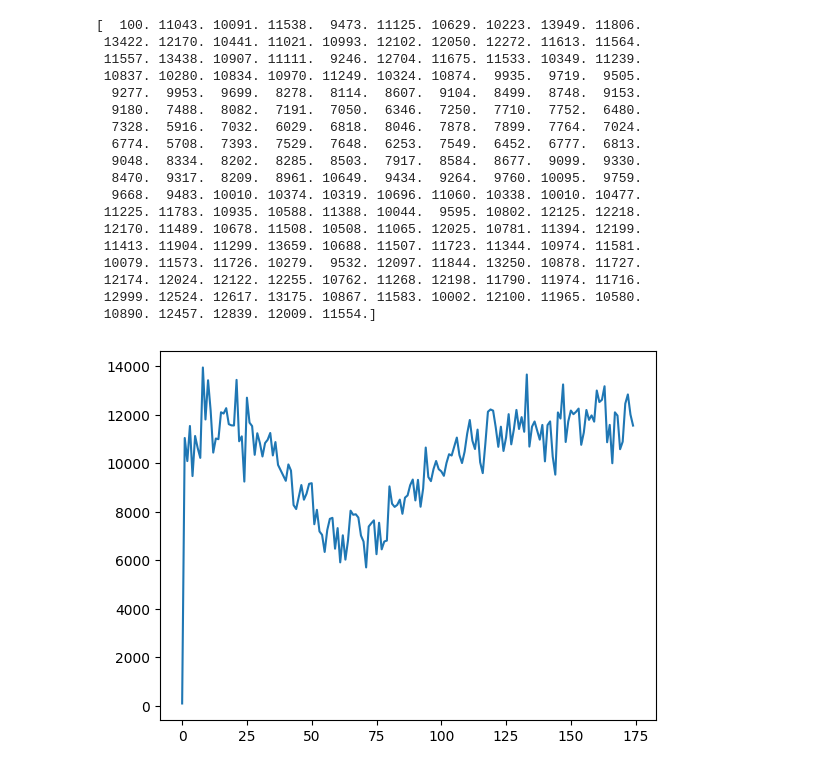
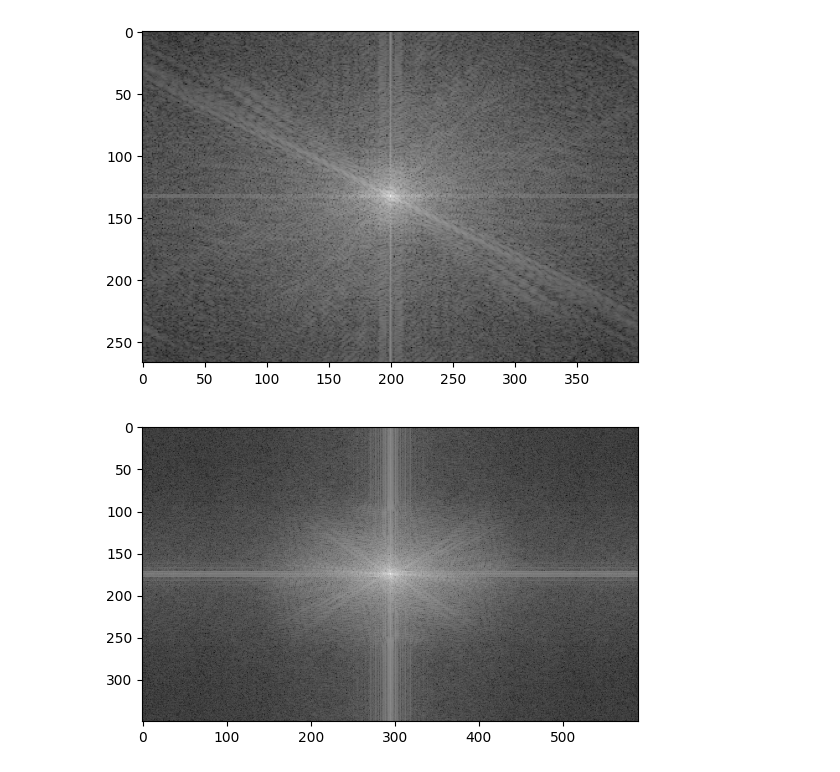
Before and after one commit to Omar-ahmed314/Revelio, a Jupyter notebook: lib/dft/dft.ipynb, the cells around one changed output. Drawn from its saved outputs; the diff is of its cells as text; code cells hidden in the pictures.

```diff
--- a/lib/dft/dft.ipynb
+++ b/lib/dft/dft.ipynb
@@ -7,23 +30,24 @@ from skimage import io
 # %%
-# now we will be loading the image and converting it to grayscale
-image = cv2.imread(r"test.jpg")
+def dft(image_path):
+    '''
+    Apply dft (Discrete fourier transform) to extract the frequency domain
+    for a given image
 
-gray = cv2.cvtColor(image, cv2.COLOR_BGR2GRAY)
-# Compute the discrete Fourier Transform of the image
-fourier = cv2.dft(np.float32(gray), flags=cv2.DFT_COMPLEX_OUTPUT)
+    ## Args
+        - image_path: Relative image path
+    ## Returns
+        - The normalized magnitude of the set of image frequencies
+    '''
+    image = cv2.imread(image_path)
 
-# Shift the zero-frequency component to the center of the spectrum
-fourier_shift = np.fft.fftshift(fourier)
+    gray = cv2.cvtColor(image, cv2.COLOR_BGR2GRAY)
+    # Compute the discrete Fourier Transform of the image
+    fourier = cv2.dft(np.float32(gray), flags=cv2.DFT_COMPLEX_OUTPUT)
 
-# calculate the magnitude of the Fourier Transform
-magnitude = 20*np.log(cv2.magnitude(fourier_shift[:,:,0],fourier_shift[:,:,1]))
+    # Shift the zero-frequency component to the center of the spectrum
+    fourier_shift = np.fft.fftshift(fourier)
 
+    # calculate the magnitude of the Fourier Transform
+    magnitude = 20*np.log(cv2.magnitude(fourier_shift[:,:,0],fourier_shift[:,:,1]) + 1)
 
-# Scale the magnitude for display
-magnitude = cv2.normalize(magnitude, None, 0, 255, cv2.NORM_MINMAX, cv2.CV_8UC1)
-
-print(magnitude[magnitude.shape[0] // 2, magnitude.shape[1] // 2])
-
-# Display the magnitude of the Fourier Transform
-plt.imshow(magnitude, cmap='gray')
-plt.show()
+    return magnitude
@@ -51,30 +89,12 @@ def azimuthal_integration(freq_scale):
     return azi_integ
-# %%
-azi_int = azimuthal_integration(magnitude)
-
-print(azi_int)
-
-x = np.arange(magnitude.shape[0] // 2)
-
-plt.plot(x, azi_int)
-plt.show()
-# %% [output]
-[  100. 11043. 10091. 11538.  9473. 11125. 10629. 10223. 13949. 11806.
- 13422. 12170. 10441. 11021. 10993. 12102. 12050. 12272. 11613. 11564.
- 11557. 13438. 10907. 11111.  9246. 12704. 11675. 11533. 10349. 11239.
- 10837. 10280. 10834. 10970. 11249. 10324. 10874.  9935.  9719.  9505.
-  9277.  9953.  9699.  8278.  8114.  8607.  9104.  8499.  8748.  9153.
-  9180.  7488.  8082.  7191.  7050.  6346.  7250.  7710.  7752.  6480.
-  7328.  5916.  7032.  6029.  6818.  8046.  7878.  7899.  7764.  7024.
-  6774.  5708.  7393.  7529.  7648.  6253.  7549.  6452.  6777.  6813.
-  9048.  8334.  8202.  8285.  8503.  7917.  8584.  8677.  9099.  9330.
-  8470.  9317.  8209.  8961. 10649.  9434.  9264.  9760. 10095.  9759.
-  9668.  9483. 10010. 10374. 10319. 10696. 11060. 10338. 10010. 10477.
- 11225. 11783. 10935. 10588. 11388. 10044.  9595. 10802. 12125. 12218.
- 12170. 11489. 10678. 11508. 10508. 11065. 12025. 10781. 11394. 12199.
- 11413. 11904. 11299. 13659. 10688. 11507. 11723. 11344. 10974. 11581.
- 10079. 11573. 11726. 10279.  9532. 12097. 11844. 13250. 10878. 11727.
- 12174. 12024. 12122. 12255. 10762. 11268. 12198. 11790. 11974. 11716.
- 12999. 12524. 12617. 13175. 10867. 11583. 10002. 12100. 11965. 10580.
- 10890. 12457. 12839. 12009. 11554.]
-[figure, removed]
+# %%
+fake_dft = dft('test.jpg')
+real_dft = dft('elon-musk.jpg')
+# %%
+plt.imshow(real_dft, cmap='gray')
+plt.show()
+plt.imshow(fake_dft, cmap='gray')
+plt.show()
+# %% [output]
+[figure, added]
+[figure, added]
```
Also changed, not shown: parts of 6 cells of this notebook, 1 other file.
